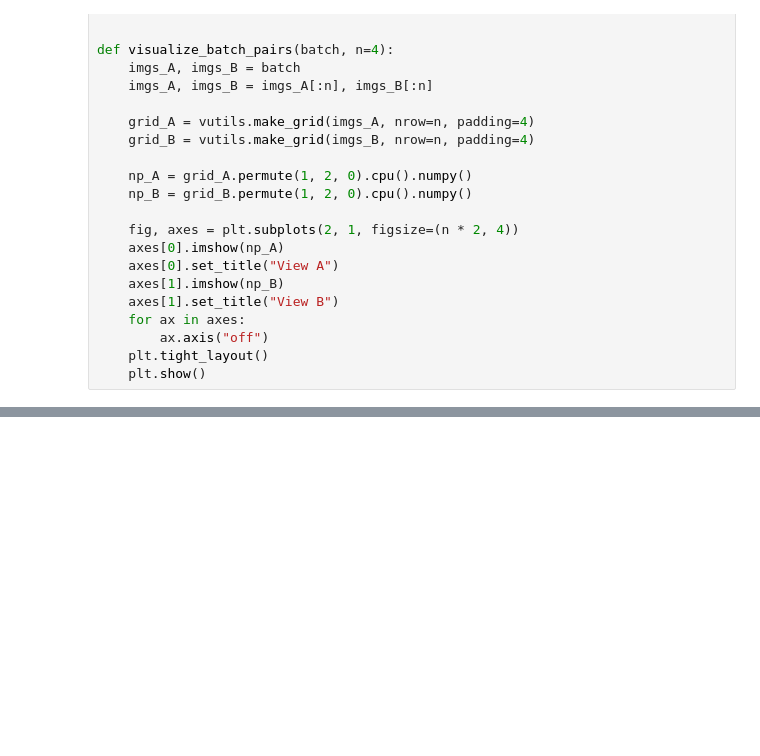
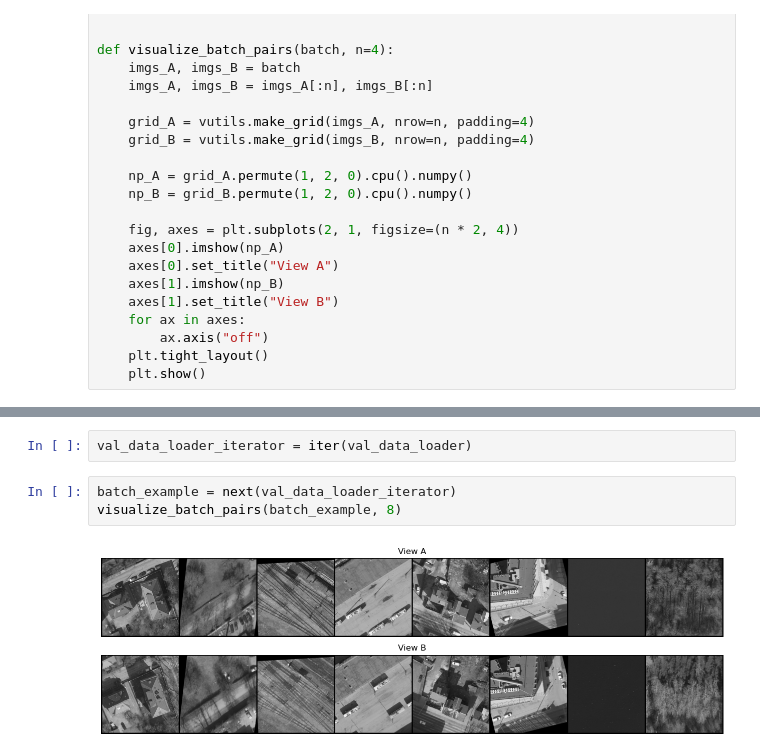
Before and after one commit to yakorch/aerial-disentangled-representations, a Jupyter notebook: disentangled_representations/notebooks/exploring_datasets.ipynb, the cells around one changed output, grey strips where cells are left out. Cells and saved outputs as stored; diff of their text form; blank space fills up the shorter version.

Commit message:
update image pairs training examples.

```diff
--- a/disentangled_representations/notebooks/exploring_datasets.ipynb
+++ b/disentangled_representations/notebooks/exploring_datasets.ipynb
@@ -55,0 +56,7 @@ val_data_loader = create_val_data_loader_for_image_pairs(batch_size=8, num_worke
+# %%
+val_data_loader_iterator = iter(val_data_loader)
+# %%
+batch_example = next(val_data_loader_iterator)
+visualize_batch_pairs(batch_example, 8)
+# %% [output]
+[figure, added]
```
Also changed, not shown: parts of 3 cells of this notebook, 1 other file.
